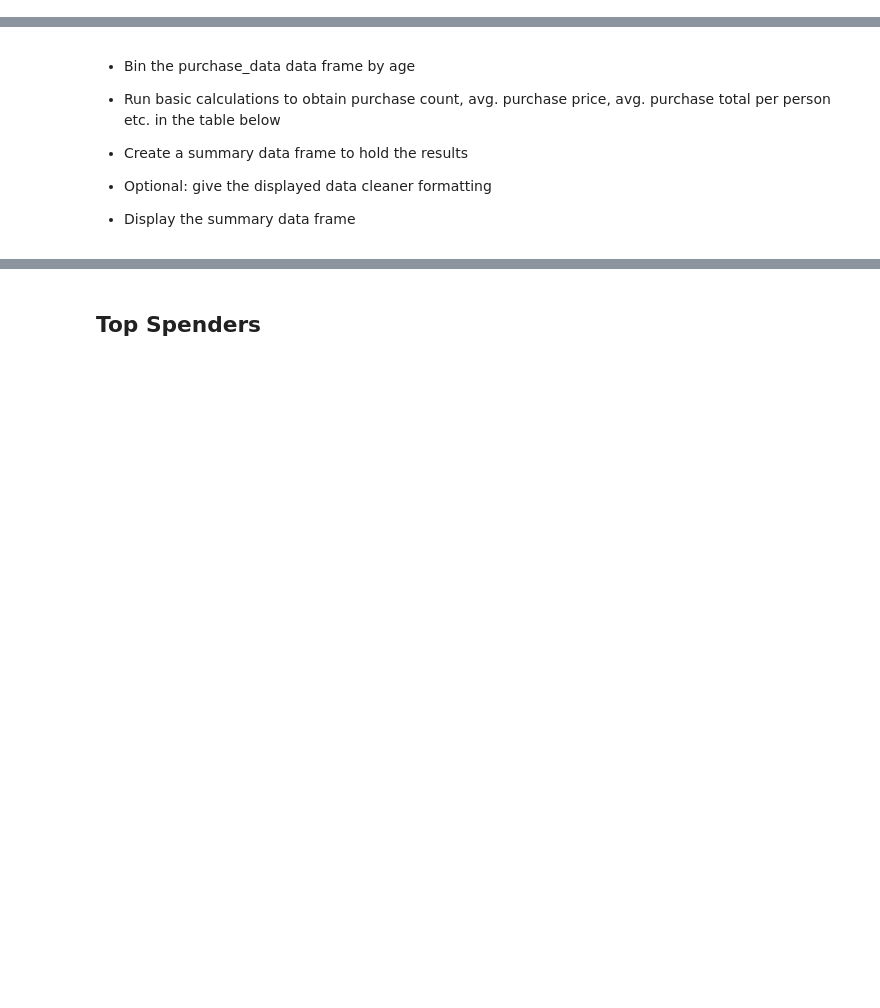
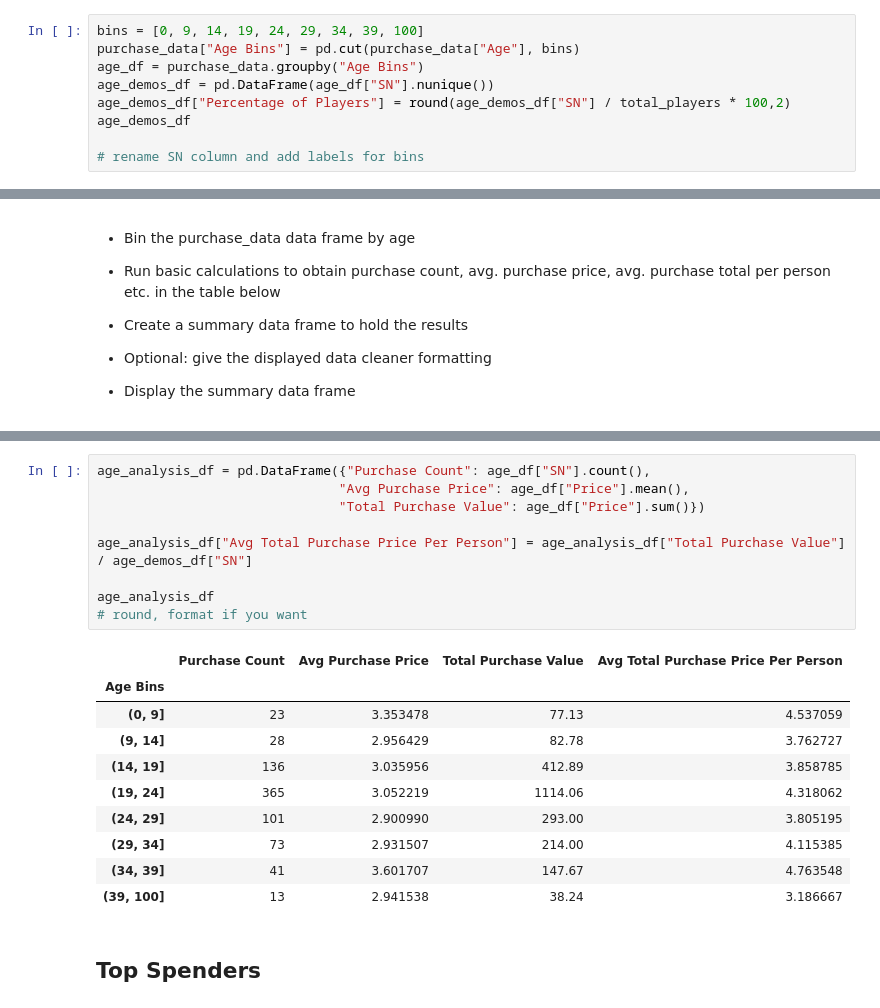
Before and after one commit to isabelle-sanford/pymoli, a Jupyter notebook: HeroesOfPymoli_starter.ipynb, the cells around one changed output, grey strips where cells are left out. Drawn from its saved outputs; the diff is of its cells as text; blank space fills up the shorter version.

```diff
--- a/HeroesOfPymoli_starter.ipynb
+++ b/HeroesOfPymoli_starter.ipynb
@@ -113,3 +132,12 @@ AttributeError: 'DataFrameGroupBy' object has no attribute 'groupby'
 
 
 * Display Age Demographics Table
+# %%
+bins = [0, 9, 14, 19, 24, 29, 34, 39, 100]
+purchase_data["Age Bins"] = pd.cut(purchase_data["Age"], bins)
+age_df = purchase_data.groupby("Age Bins")
+age_demos_df = pd.DataFrame(age_df["SN"].nunique())
+age_demos_df["Percentage of Players"] = round(age_demos_df["SN"] / total_players * 100,2)
+age_demos_df
+
+# rename SN column and add labels for bins
@@ -155,3 +182,23 @@ AttributeError: 'DataFrameGroupBy' object has no attribute 'groupby'
+# %%
+age_analysis_df = pd.DataFrame({"Purchase Count": age_df["SN"].count(),
+                               "Avg Purchase Price": age_df["Price"].mean(),
+                               "Total Purchase Value": age_df["Price"].sum()})
+
+age_analysis_df["Avg Total Purchase Price Per Person"] = age_analysis_df["Total Purchase Value"] / age_demos_df["SN"]
+
+age_analysis_df
+# round, format if you want
+# %% [output]
+|  | Purchase Count | Avg Purchase Price | Total Purchase Value | Avg Total Purchase Price Per Person |
+| Age Bins |  |  |  |  |
+| (0, 9] | 23 | 3.353478 | 77.13 | 4.537059 |
+| (9, 14] | 28 | 2.956429 | 82.78 | 3.762727 |
+| (14, 19] | 136 | 3.035956 | 412.89 | 3.858785 |
+| (19, 24] | 365 | 3.052219 | 1114.06 | 4.318062 |
+| (24, 29] | 101 | 2.900990 | 293.00 | 3.805195 |
+| (29, 34] | 73 | 2.931507 | 214.00 | 4.115385 |
+| (34, 39] | 41 | 3.601707 | 147.67 | 4.763548 |
+| (39, 100] | 13 | 2.941538 | 38.24 | 3.186667 |
 # %% [markdown]
 ## Top Spenders
 # %% [markdown]
```
Also changed, not shown: parts of 18 cells of this notebook, 1 other file.
